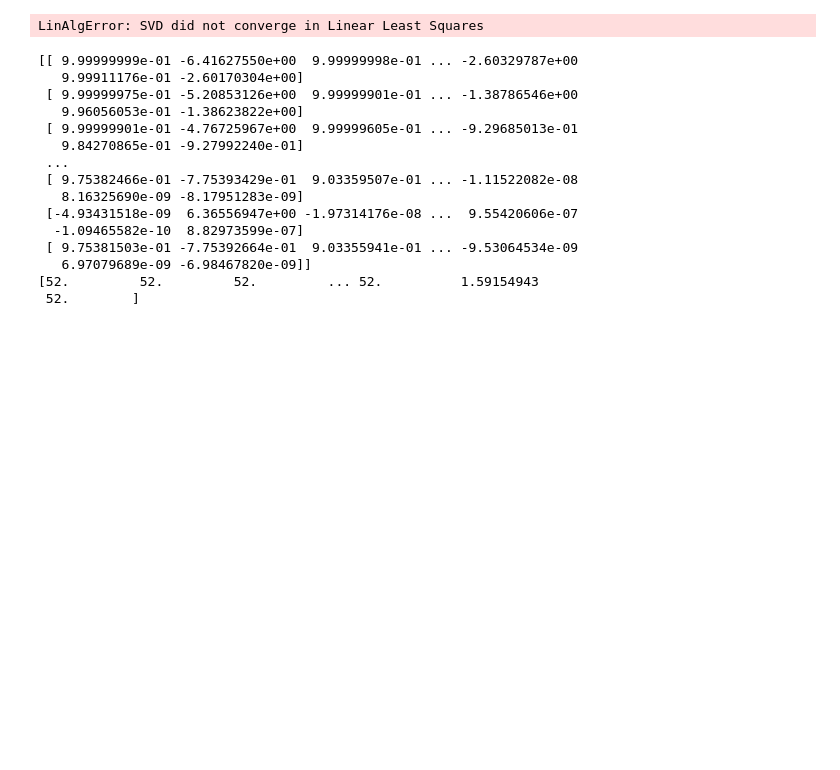
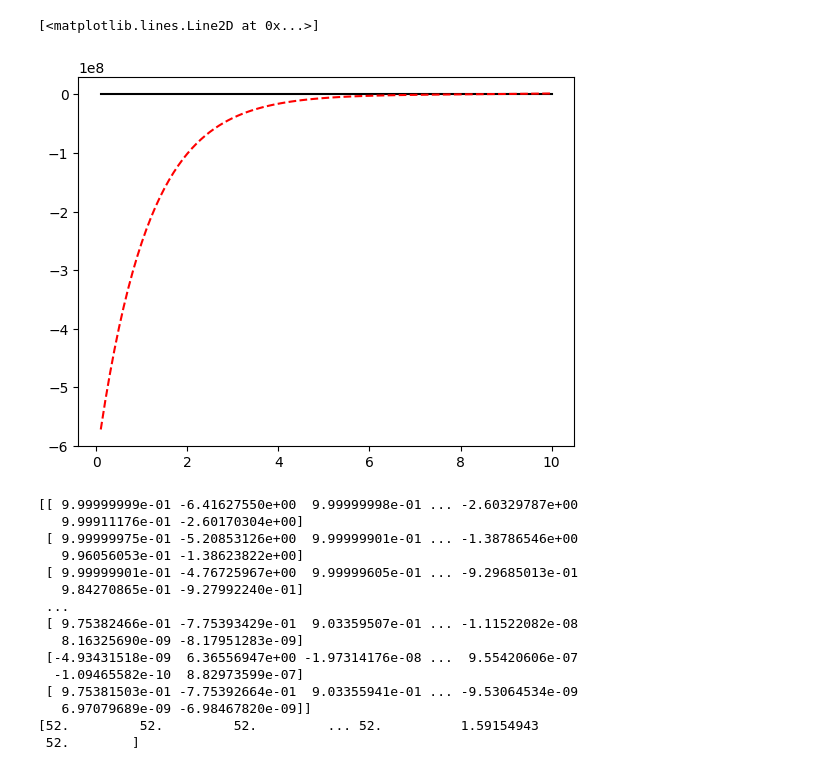
Before and after one commit to Jiayu-Fang/Trefftz-Pump, a Jupyter notebook: multiple_domain.ipynb, the cells around one changed output. Saved outputs shown, nothing was run; the diff lists cells and outputs as text; code cells hidden in the pictures; blank space fills up the shorter version.

```diff
--- a/multiple_domain.ipynb
+++ b/multiple_domain.ipynb
@@ -76,21 +76,26 @@ def fun_der(lk,rs,ns,r,q,ta,s,t,r0):
     nk_f=ini_len
     for ik in range(t_len):
         tk=t[ik]
-        for kk in range(r_len):
-            rk=r[kk]+0.2
-            for nn in range(d_s-1):
-                if (rk<=rs[0]):
-                    nkk=0; rk1=rk
-                else:
-                    if (rs[nn]<rk<=rs[nn+1]):
-                        nkk=nn+1; rk1=rk-rs[nn]
-                for jk in range(1,ns[nkk]+1):
-                    vk=jk*1.0*np.pi/lk[nkk]
-                    nk=(jk-1)*2+sum(ns[0:nkk])*2
-                    rcoe[nk_f,nk+0]=scipy.special.jv(0,rk1*vk)
-                    rcoe[nk_f,nk+1]=scipy.special.yv(0,rk1*vk)
-            ycoe[nk_f]=52.0
-            nk_f=nk_f+1
+        rk=r[0]+0.2
+        for jk in range(1,ns[0]+1):
+            vk=jk*1.0*np.pi/lk[0]
+            nk=(jk-1)*2
+            t_term=np.exp(-vk*vk*ta/s*tk)
+            rcoe[nk_f,nk+0]=t_term*scipy.special.jvp(0,rk*vk)*vk
+            rcoe[nk_f,nk+1]=t_term*scipy.special.yvp(0,rk*vk)*vk
+        ycoe[nk_f]=+q/2.0/np.pi/rk/1.0
+        nk_f=nk_f+1
+
+        rk=r[1]-rs[d_s-2]+0.2
+        for jk in range(1,ns[d_s-1]+1):
+            vk=jk*1.0*np.pi/lk[d_s-1]
+            nk=(jk-1)*2+sum(ns[0:(d_s-1)])*2
+            t_term=np.exp(-vk*vk*ta/s*tk)
+            rcoe[nk_f,nk+0]=t_term*scipy.special.jv(0,rk*vk)
+            rcoe[nk_f,nk+1]=t_term*scipy.special.yv(0,rk*vk)
+        ycoe[nk_f]=52.0
+        nk_f=nk_f+1
+
 # for interface
         for nn in range(d_s-1):
             rk=rs[nn]+0.2
@@ -148,41 +153,42 @@ for ik in range(100):
 #ns[0]=100; ns[1]=20; ns[2]=20; ns[3]=20
 
 lk=np.zeros(2); rs=np.zeros(2); ns=np.zeros(2,dtype=int)
-lk[0]=5000.0; lk[1]=10000.0;
+lk[0]=1000.0; lk[1]=10000.0;
 rs[0]=100.0; rs[1]=1100.0;
 ns[0]=60; ns[1]=60;
 [ck,rcoe,ycoe]=fun_der(lk,rs,ns,r,1.0,1.0,0.01,t,r0)
 
 t=np.zeros(100)
 for ik in range(100):
     t[ik]=(ik+1)*0.1
 s=np.zeros(100)
 for ik in range(100):
     u=5.0*5.0*0.01/4.0/1.0/t[ik]
     w=-0.5772-np.log(u)
     for jk in range(1,100):
         w=w-((-1.0)**(jk))*(u**jk)/(jk*1.0)/np.math.factorial(jk)
     s[ik]=1.0/4.0/np.pi/1.0*w
 plt.plot(t,s,'k-')
 s1=np.zeros(100)
 ta=1.0; ss=0.01
 r0=np.zeros(1000)
 r0[0]=0.1
 for ik in range(1,1000):
     r0[ik]=ik*1.0
 for ik in range(100):
     rkk=5.0+0.2; tk=t[ik]
-    for jk in range(1,100):
+    for jk in range(1,60):
         vk=jk*1.0*np.pi/lk[0]
         nk=(jk-1)*2
         t_term=np.exp(-vk*vk*ta/ss*tk)
         s1[ik]=s1[ik]+ck[nk+0]*t_term*scipy.special.jv(0,rkk*vk)
         s1[ik]=s1[ik]+ck[nk+1]*t_term*scipy.special.yv(0,rkk*vk)
     s1[ik]=s1[ik]
 
 plt.plot(t,52.0-s1,'r--')
 # %% [output]
-LinAlgError: SVD did not converge in Linear Least Squares
+[<matplotlib.lines.Line2D at 0x...>]
+[figure, added]
 # %%
 print(rcoe)
 print(ycoe)
```
Also changed, not shown: parts of 5 cells of this notebook, 2 other files.
